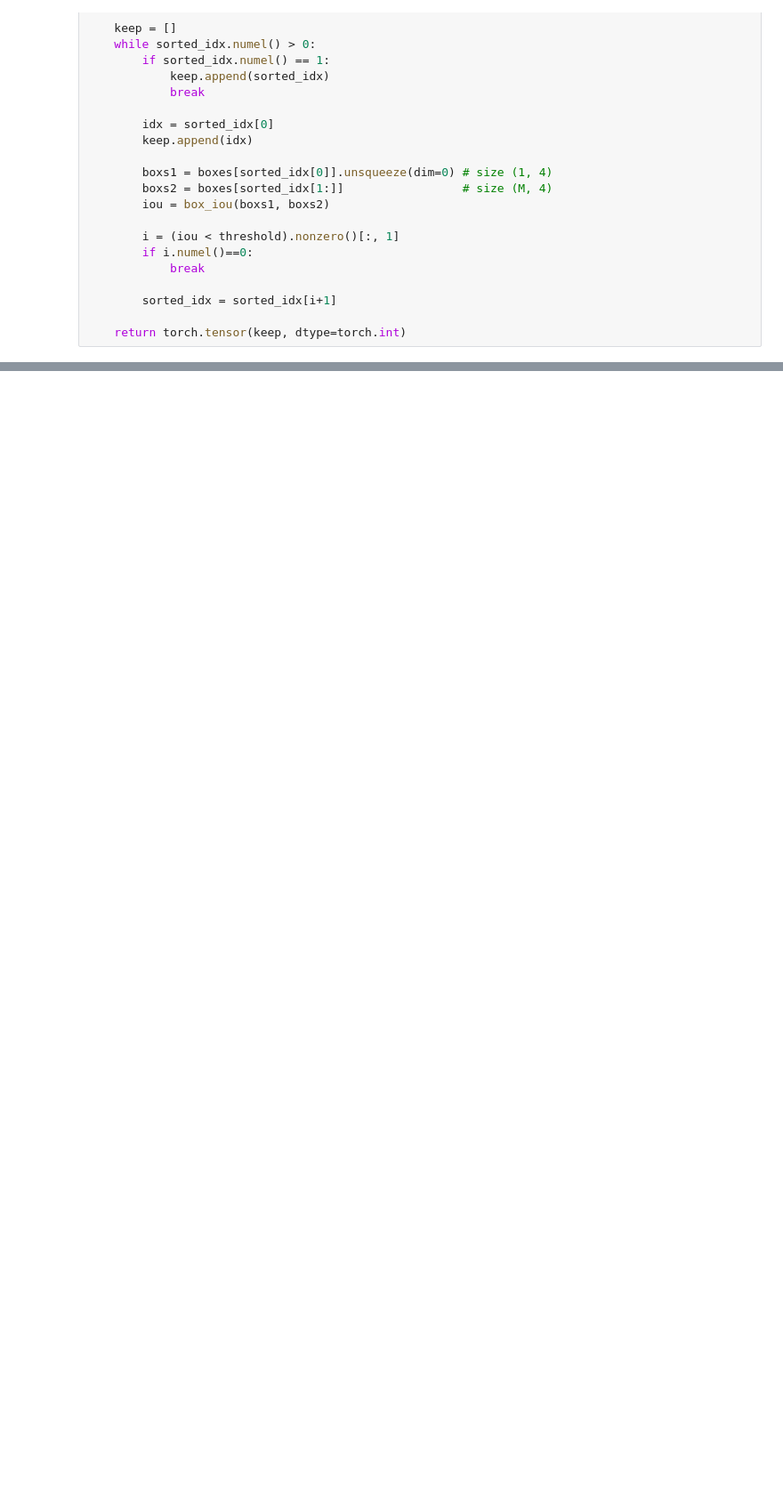
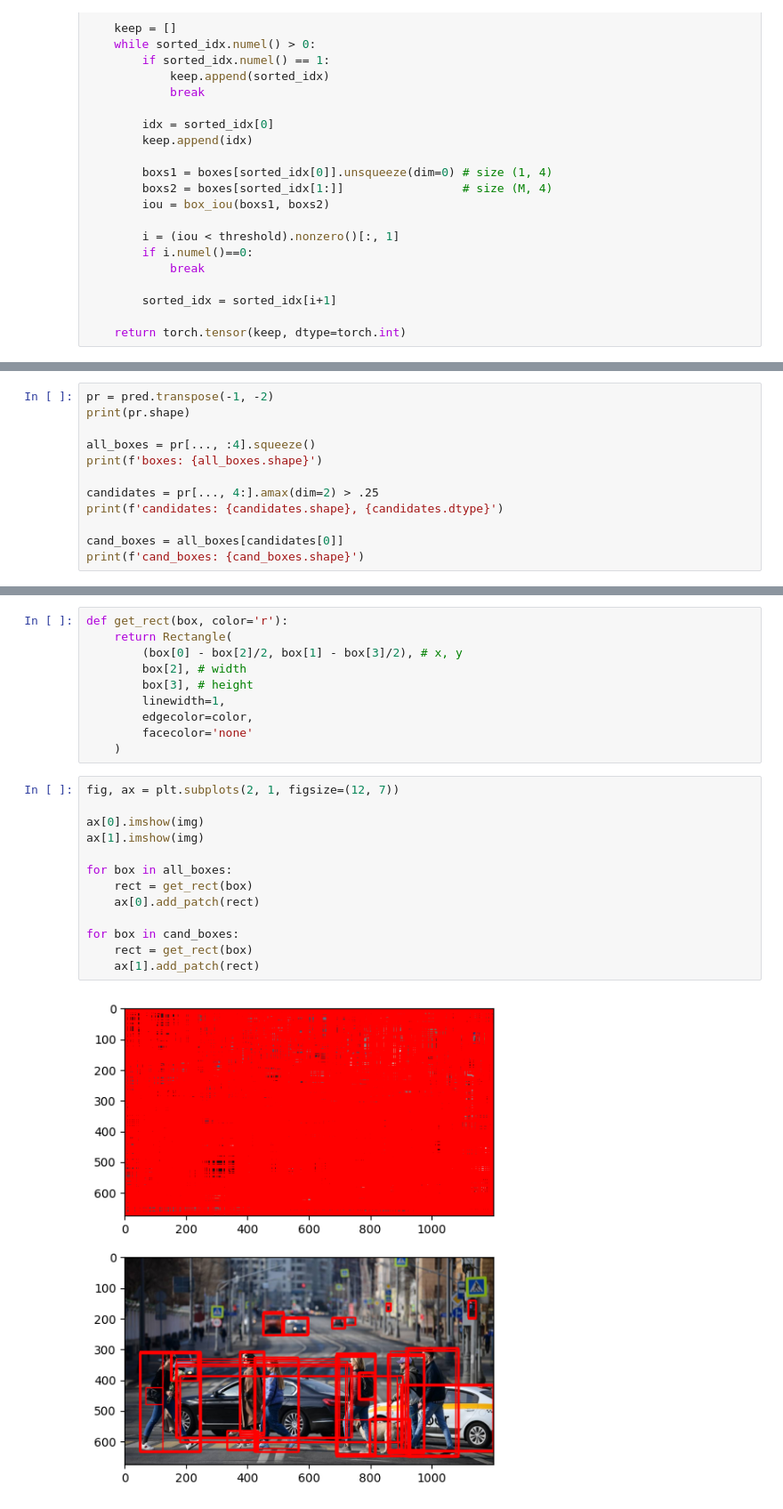
Before and after one commit to fadeeva/MLDL_plgrnd, a Jupyter notebook: CV/courses_notes/stepik__object_detection/2_nms.ipynb, the cells around one changed output, grey strips where cells are left out. Shown at 89% size. Drawn from its saved outputs; the diff is of its cells as text; blank space fills up the shorter version.

Commit message:
plot boxes

```diff
--- a/CV/courses_notes/stepik__object_detection/2_nms.ipynb
+++ b/CV/courses_notes/stepik__object_detection/2_nms.ipynb
@@ -232,0 +237,12 @@ def non_max_suppression(
+# %%
+pr = pred.transpose(-1, -2)
+print(pr.shape)
+
+all_boxes = pr[..., :4].squeeze()
+print(f'boxes: {all_boxes.shape}')
+
+candidates = pr[..., 4:].amax(dim=2) > .25
+print(f'candidates: {candidates.shape}, {candidates.dtype}')
+
+cand_boxes = all_boxes[candidates[0]]
+print(f'cand_boxes: {cand_boxes.shape}')
@@ -232,0 +254,25 @@ def non_max_suppression(
+# %%
+def get_rect(box, color='r'):
+    return Rectangle(
+        (box[0] - box[2]/2, box[1] - box[3]/2), # x, y
+        box[2], # width
+        box[3], # height
+        linewidth=1,
+        edgecolor=color,
+        facecolor='none'
+    )
+# %%
+fig, ax = plt.subplots(2, 1, figsize=(12, 7))
+
+ax[0].imshow(img)
+ax[1].imshow(img)
+
+for box in all_boxes:
+    rect = get_rect(box)
+    ax[0].add_patch(rect)
+
+for box in cand_boxes:
+    rect = get_rect(box)
+    ax[1].add_patch(rect)
+# %% [output]
+[figure, added]
```
Also changed, not shown: parts of 7 cells of this notebook.
